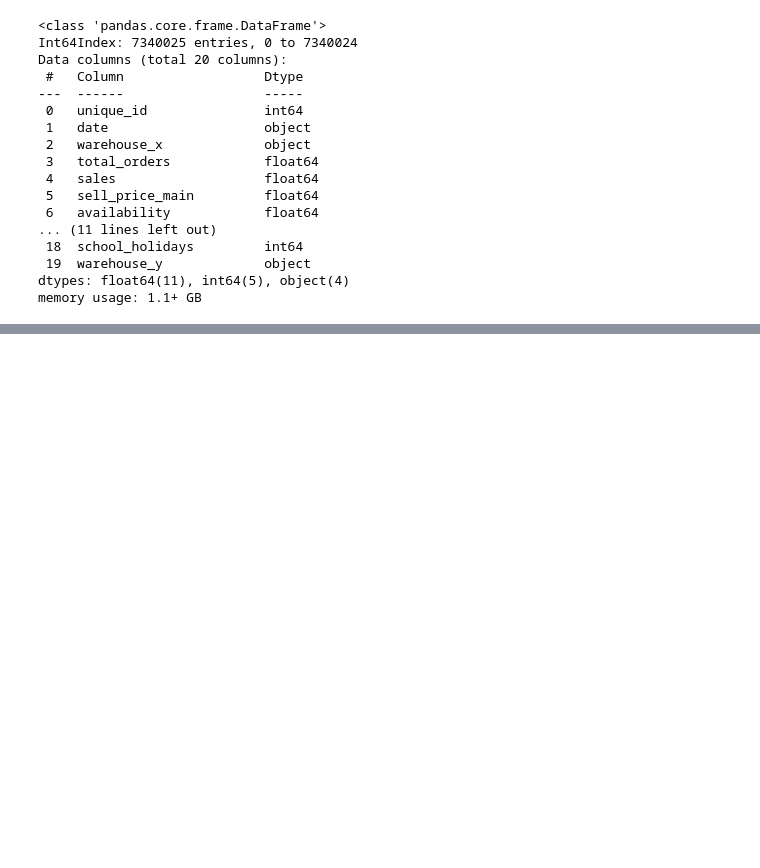
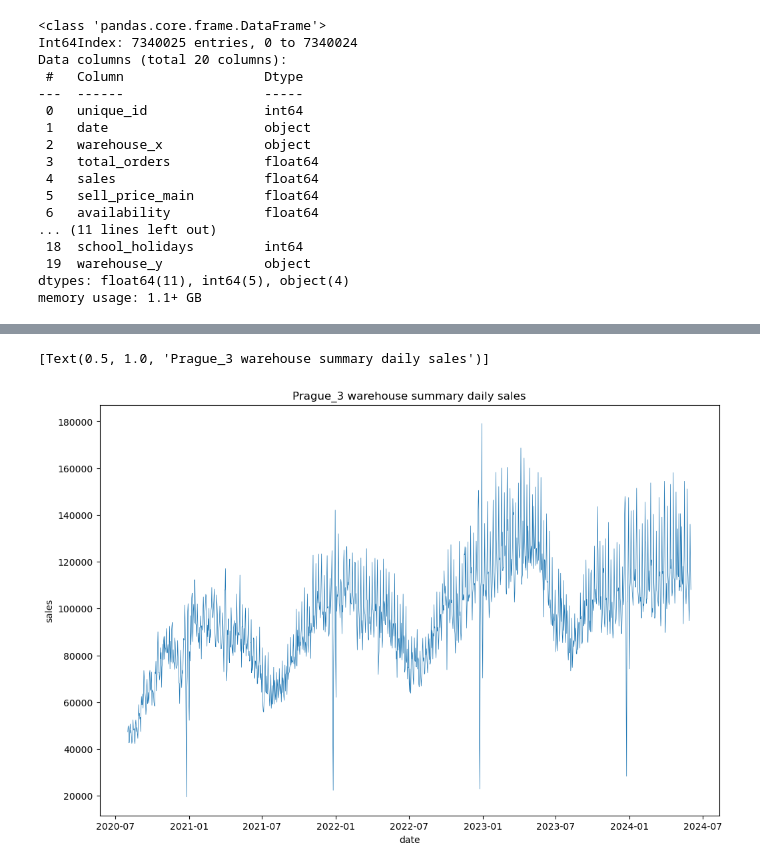
Before and after one commit to lmacakova/PFDA, a Jupyter notebook: pfda_project/project.ipynb, the cells around one changed output, grey strips where cells are left out. Saved outputs shown, nothing was run; the diff lists cells and outputs as text; code cells hidden in the pictures; blank space fills up the shorter version.

```diff
--- a/pfda_project/project.ipynb
+++ b/pfda_project/project.ipynb
@@ -536,0 +410,6 @@ ValueError: Index contains duplicate entries, cannot reshape
+# %%
+plt.figure(figsize=(12, 8))
+sns.lineplot(data=prague_3_grouped, x=prague_3_grouped.index, y=prague_3_grouped['sales'], linewidth=0.5, ).set(title='Prague_3 warehouse summary daily sales')
+# %% [output]
+[Text(0.5, 1.0, 'Prague_3 warehouse summary daily sales')]
+[figure, added]
```
Also changed, not shown: parts of 65 cells of this notebook.
